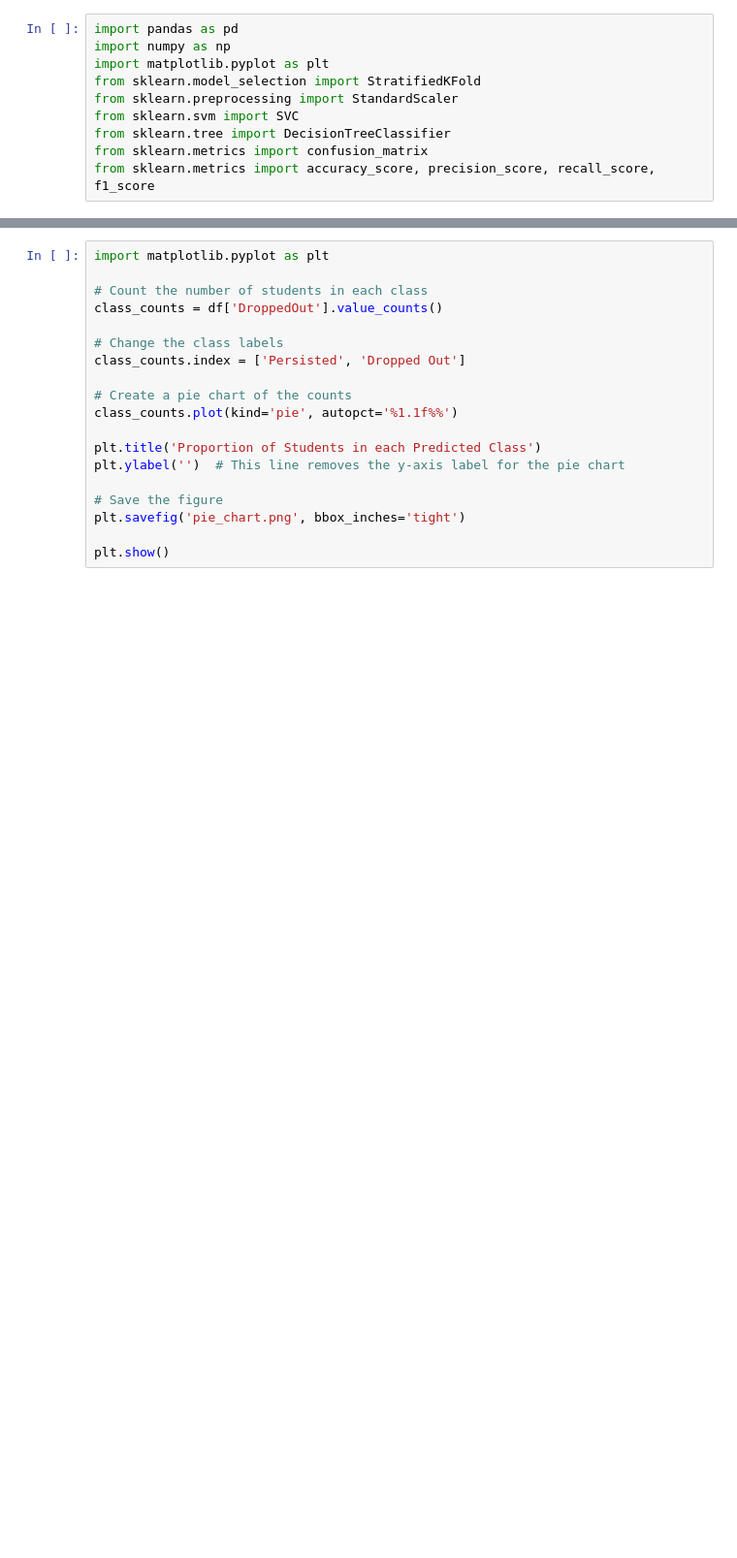
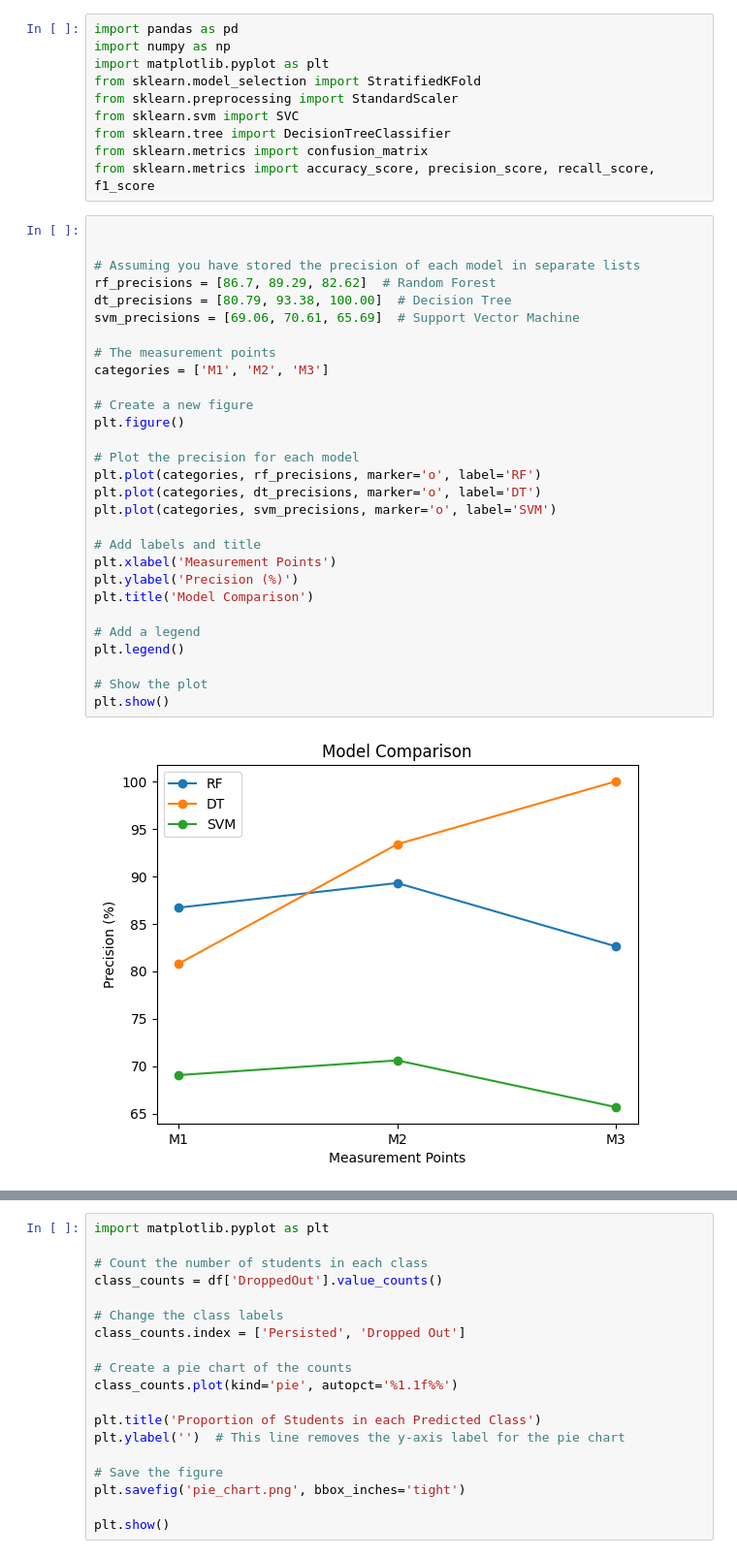
Before and after one commit to rPrinceA495/tumo-fdi-model, a Jupyter notebook: models/decision-trees.ipynb, the cells around one changed output, grey strips where cells are left out. Shown: that part at 97% size. Saved outputs shown, nothing was run; the diff lists cells and outputs as text; blank space fills up the shorter version.

```diff
--- a/models/decision-trees.ipynb
+++ b/models/decision-trees.ipynb
@@ -8,5 +8,36 @@ from sklearn.svm import SVC
 from sklearn.tree import DecisionTreeClassifier
 from sklearn.metrics import confusion_matrix
 from sklearn.metrics import accuracy_score, precision_score, recall_score, f1_score
+# %%
+
+
+# Assuming you have stored the precision of each model in separate lists
+rf_precisions = [86.7, 89.29, 82.62]  # Random Forest
+dt_precisions = [80.79, 93.38, 100.00]  # Decision Tree
+svm_precisions = [69.06, 70.61, 65.69]  # Support Vector Machine
+
+# The measurement points
+categories = ['M1', 'M2', 'M3']
+
+# Create a new figure
+plt.figure()
+
+# Plot the precision for each model
+plt.plot(categories, rf_precisions, marker='o', label='RF')
+plt.plot(categories, dt_precisions, marker='o', label='DT')
+plt.plot(categories, svm_precisions, marker='o', label='SVM')
+
+# Add labels and title
+plt.xlabel('Measurement Points')
+plt.ylabel('Precision (%)')
+plt.title('Model Comparison')
+
+# Add a legend
+plt.legend()
+
+# Show the plot
+plt.show()
+# %% [output]
+[figure, added]
 # %%
 # Read Files
```
Also changed, not shown: parts of 3 cells of this notebook, 14 other files.
